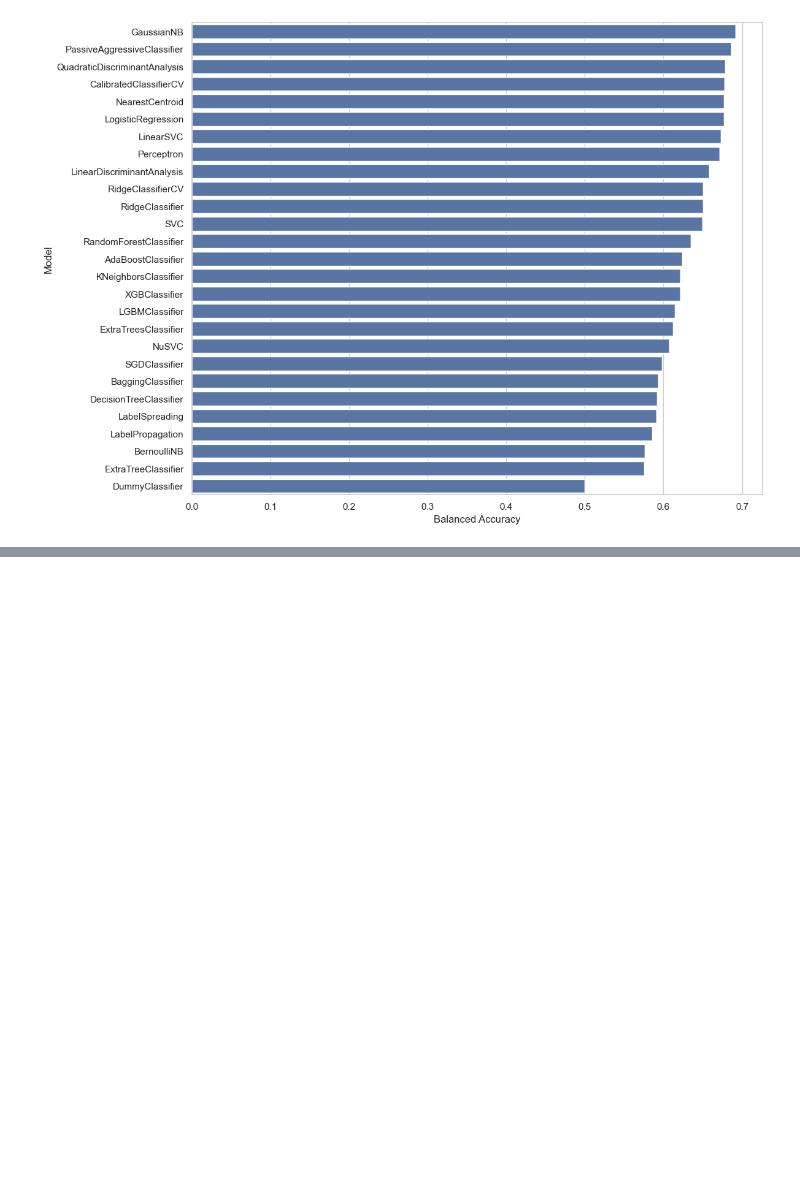
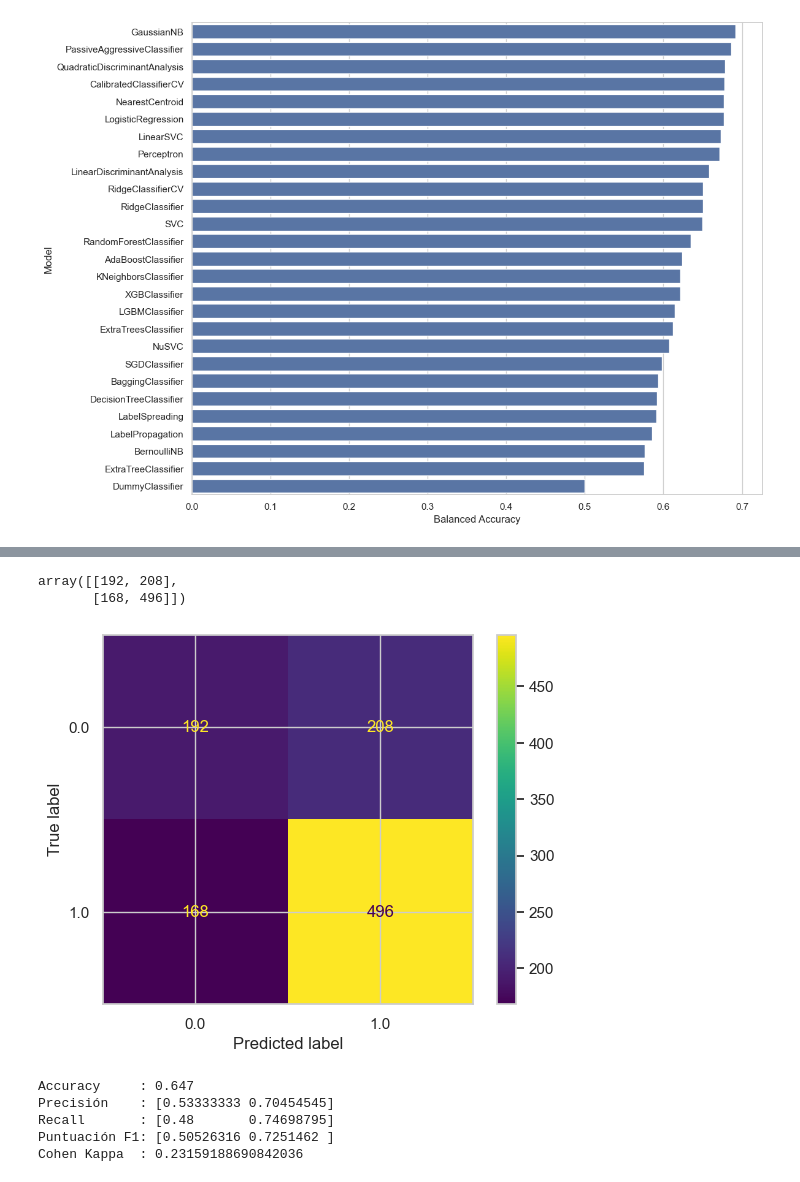
Before and after one commit to VicenteRuiz1/Ciencia-de-Datos, a Jupyter notebook: ExamenFinal.ipynb, the cells around one changed output, grey strips where cells are left out. Saved outputs shown, nothing was run; the diff lists cells and outputs as text; code cells hidden in the pictures; blank space fills up the shorter version.

```diff
--- a/ExamenFinal.ipynb
+++ b/ExamenFinal.ipynb
@@ -458,0 +465,5 @@ ax = sns.barplot(y=predictions.index, x="Balanced Accuracy", data=predictions)
+# %%
+#Partición del set de datos
+X = df_puntajes.drop(columns = 'Target')
+y = df_puntajes['Target']
+X_train, X_test, y_train, y_test =train_test_split(X, y, test_size=0.8, random_state=0)
@@ -458,0 +492,30 @@ ax = sns.barplot(y=predictions.index, x="Balanced Accuracy", data=predictions)
+# %%
+#Instanciar algoritmo de clasificación RFC
+rfc_clf = RandomForestClassifier()
+#Aplicar modelo a datos de entrenamietno
+classifier = rfc_clf.fit(X_train, y_train)
+# %%
+#Generar predicciones con datos test
+y_pred_rfc = classifier.predict(X_test)
+# %%
+#Generar la matriz de confusión
+confusion_matrix(y_test, y_pred_rfc)
+# %% [output]
+array([[192, 208],
+       [168, 496]])
+# %%
+#Matriz de confusión
+from sklearn.metrics import ConfusionMatrixDisplay
+cm = confusion_matrix(y_true=y_test, y_pred=y_pred_rfc)
+cm_display = ConfusionMatrixDisplay(cm, display_labels=df_puntajes['Target'].unique()).plot()
+# %% [output]
+[figure, added]
+# %%
+#Mostrar métricas
+fn_metricas_clasificacion(y_test, y_pred_rfc)
+# %% [output]
+Accuracy     : 0.647
+Precisión    : [0.53333333 0.70454545]
+Recall       : [0.48       0.74698795]
+Puntuación F1: [0.50526316 0.7251462 ]
+Cohen Kappa  : 0.23159188690842036
```
Also changed, not shown: parts of 13 cells of this notebook, 1 other file.
